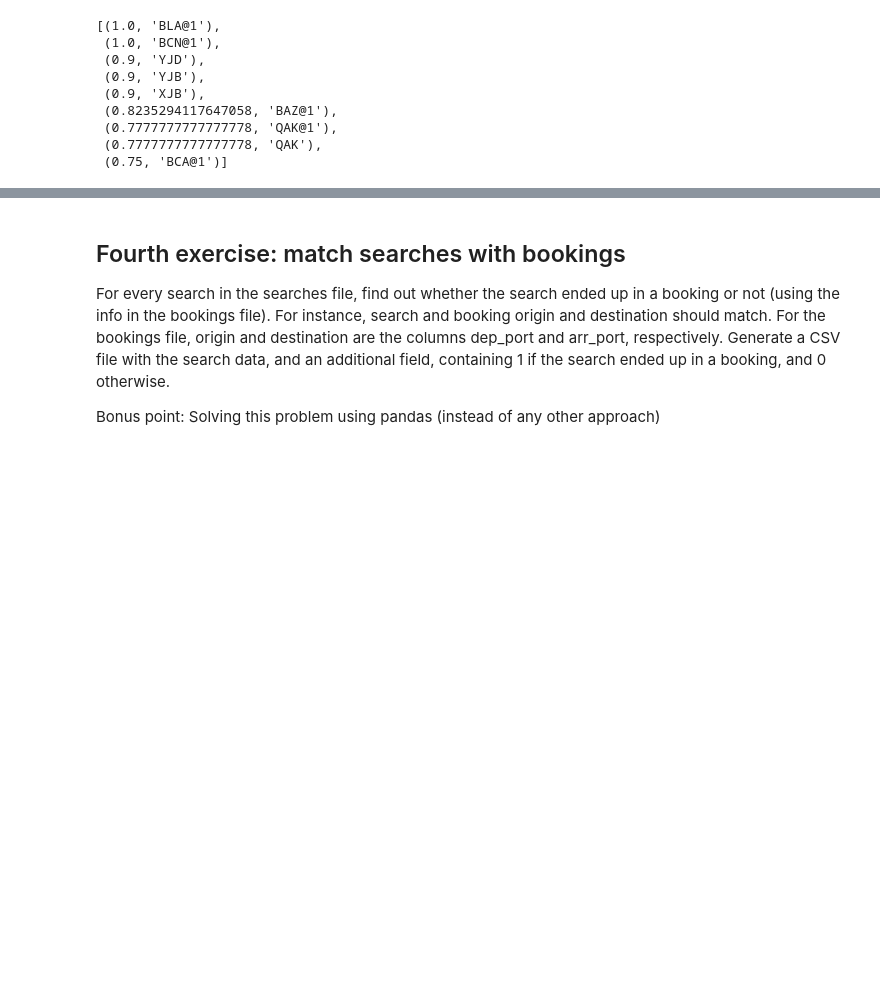
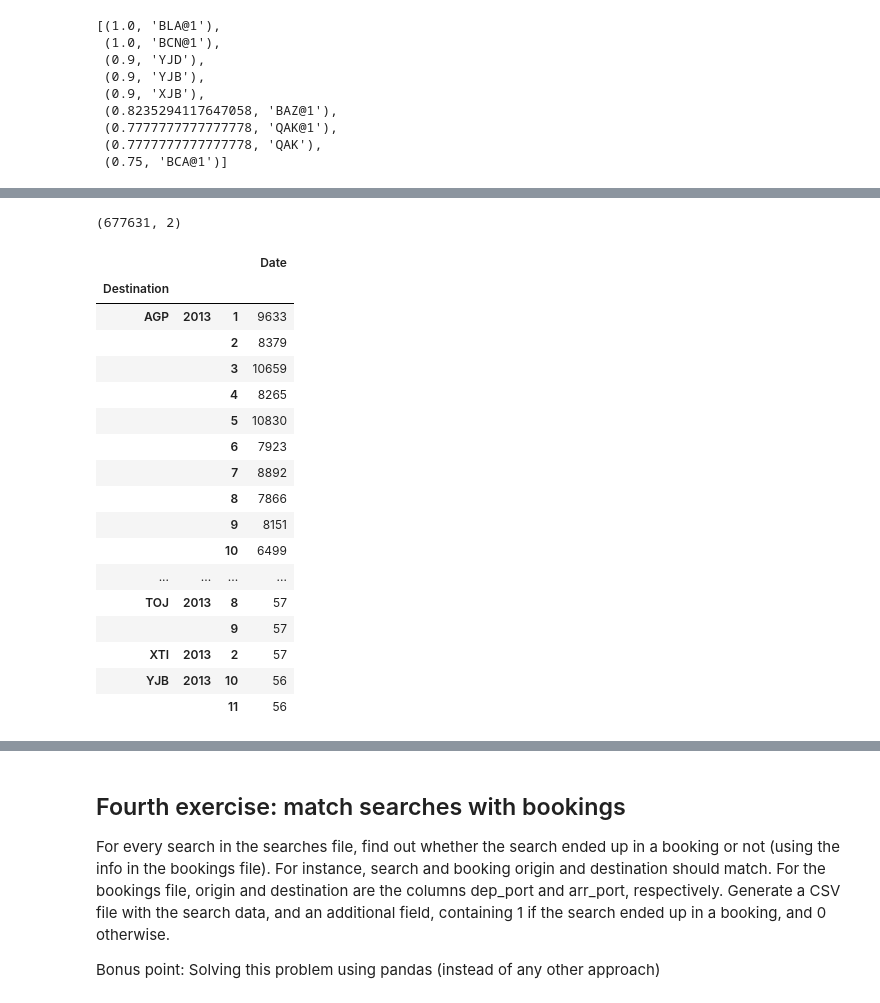
Before and after one commit to frallain/amadeus_challenge, a Jupyter notebook: amadeus_challenge.ipynb, the cells around one changed output, grey strips where cells are left out. Drawn from its saved outputs; the diff is of its cells as text; code cells hidden in the pictures; blank space fills up the shorter version.

```diff
--- a/amadeus_challenge.ipynb
+++ b/amadeus_challenge.ipynb
@@ -150,7 +156,7 @@ dests = searches.Destination.unique()
 # %%
 city2iatas = {}
-city2iatas['Málaga'] = [ iata for score,iata in malaga_iatas if score>=0.9 ]
-city2iatas['Madrid'] = [ iata for score,iata in madrid_iatas if score>=0.9 ]
-city2iatas['Barcelona'] = [ iata for score,iata in barcelona_iatas if score>=0.9 ]
+city2iatas['Málaga'] = [ iata.rstrip('@1') for score,iata in malaga_iatas if score>=0.9 ]
+city2iatas['Madrid'] = [ iata.rstrip('@1') for score,iata in madrid_iatas if score>=0.9 ]
+city2iatas['Barcelona'] = [ iata.rstrip('@1') for score,iata in barcelona_iatas if score>=0.9 ]
 city2iatas
 # %% [output]
@@ -159,0 +183,5 @@ city2iatas
+# %%
+searches = searches[searches.Destination.isin(iatas_of_interest)]
+searches.shape
+# %% [output]
+(677631, 2)
@@ -159,0 +191,22 @@ city2iatas
+# %%
+tableau2 = searches.groupby(by=[searches.Destination, searches.index.year, searches.index.month ]).count()
+tableau2
+# %% [output]
+|  |  |  | Date |
+| Destination |  |  |  |
+| AGP | 2013 | 1 | 9633 |
+|  |  | 2 | 8379 |
+|  |  | 3 | 10659 |
+|  |  | 4 | 8265 |
+|  |  | 5 | 10830 |
+|  |  | 6 | 7923 |
+|  |  | 7 | 8892 |
+|  |  | 8 | 7866 |
+|  |  | 9 | 8151 |
+|  |  | 10 | 6499 |
+| ... | ... | ... | ... |
+| TOJ | 2013 | 8 | 57 |
+|  |  | 9 | 57 |
+| XTI | 2013 | 2 | 57 |
+| YJB | 2013 | 10 | 56 |
+|  |  | 11 | 56 |
```
Also changed, not shown: parts of 8 cells of this notebook.
